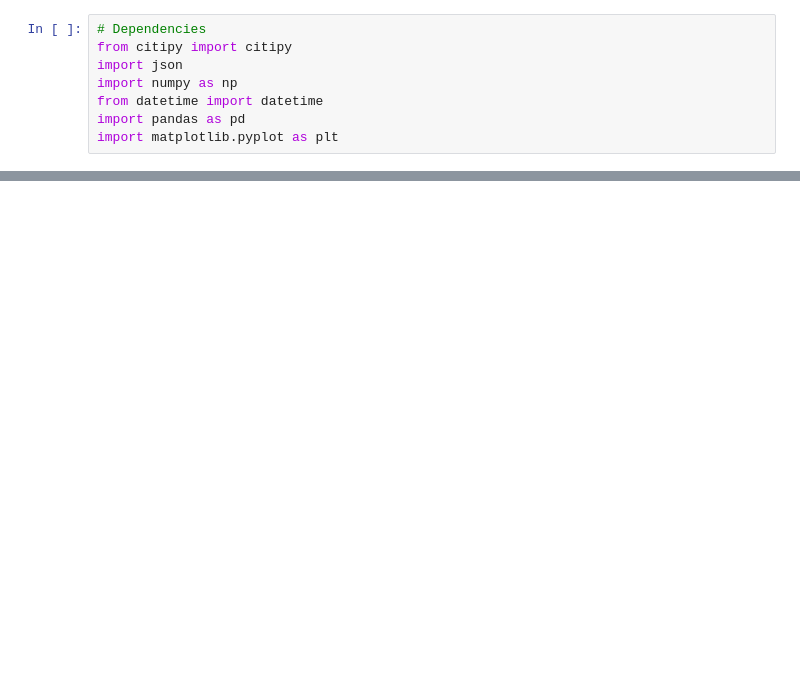
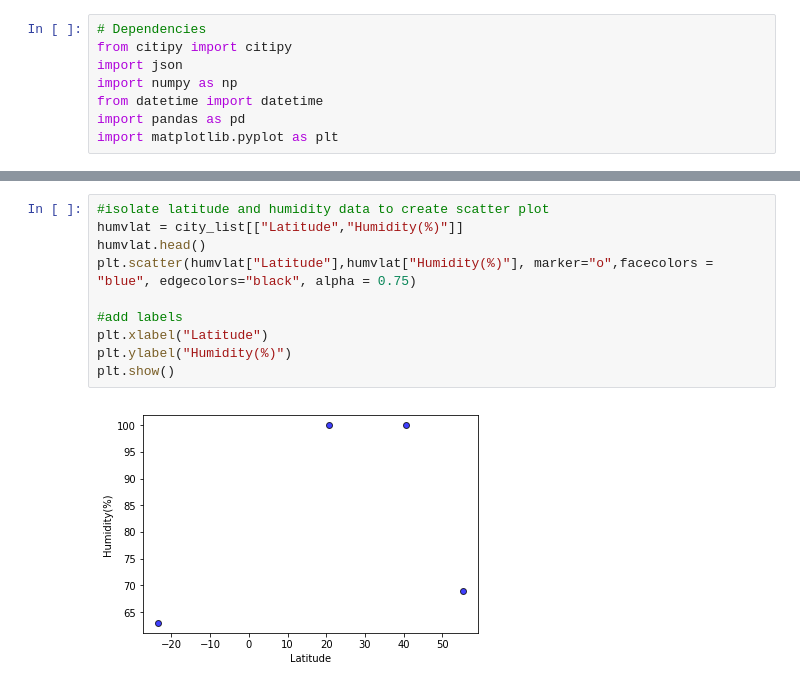
Before and after one commit to Eblank87/HW_API, a Jupyter notebook: API_HW.ipynb, the cells around one changed output, grey strips where cells are left out. Drawn from its saved outputs; the diff is of its cells as text; blank space fills up the shorter version.

```diff
--- a/API_HW.ipynb
+++ b/API_HW.ipynb
@@ -170,0 +167,12 @@ city_list.head()
+# %%
+#isolate latitude and humidity data to create scatter plot
+humvlat = city_list[["Latitude","Humidity(%)"]]
+humvlat.head()
+plt.scatter(humvlat["Latitude"],humvlat["Humidity(%)"], marker="o",facecolors = "blue", edgecolors="black", alpha = 0.75)
+
+#add labels
+plt.xlabel("Latitude")
+plt.ylabel("Humidity(%)")
+plt.show()
+# %% [output]
+[figure, added]
```
Also changed, not shown: parts of 8 cells of this notebook.
